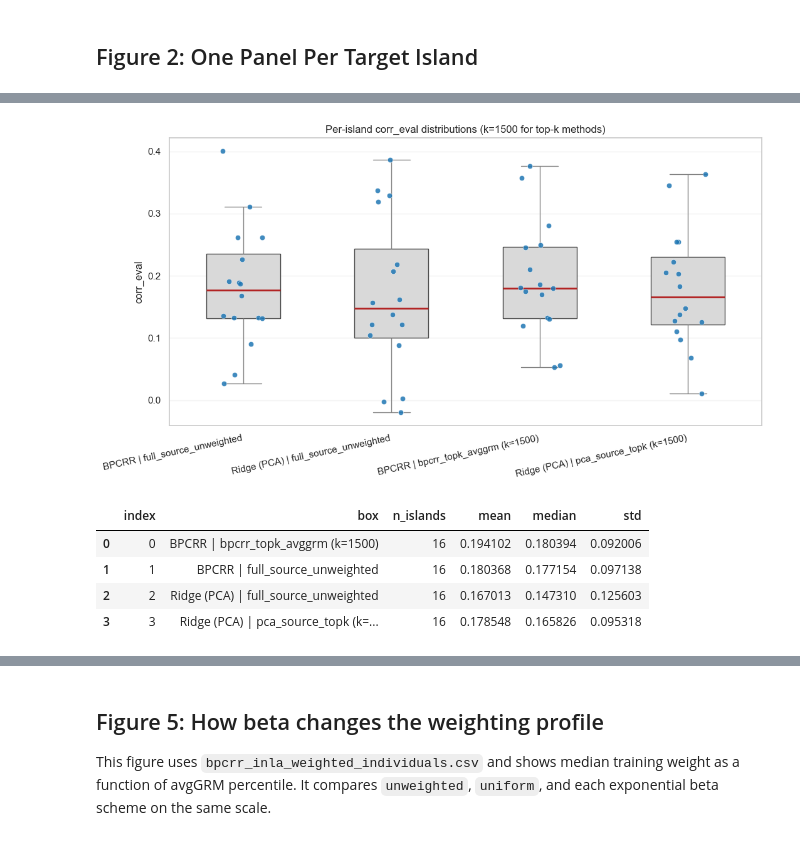
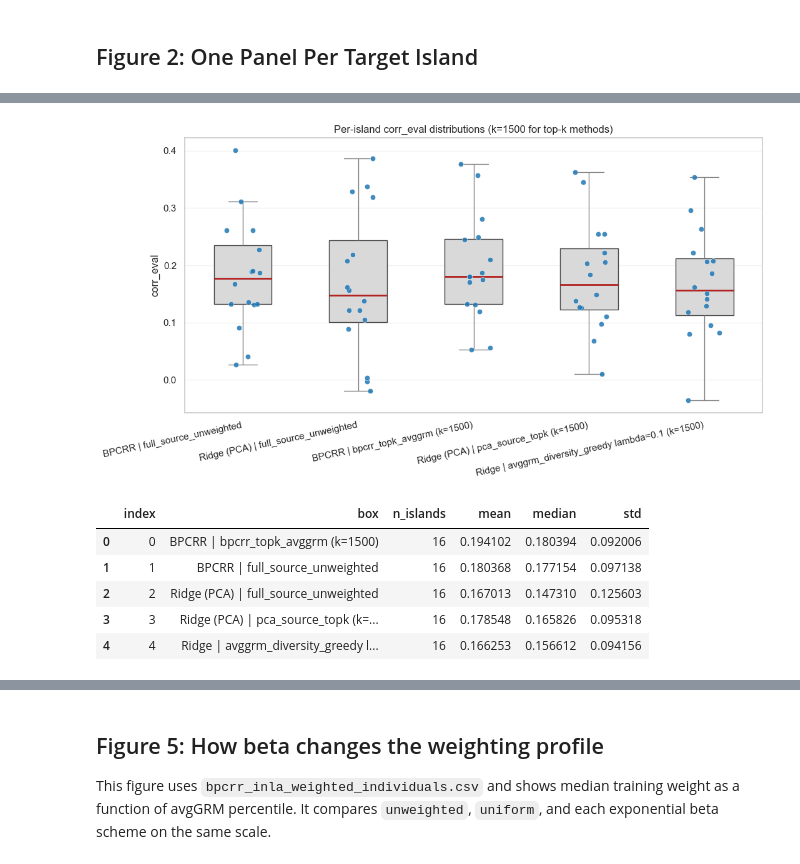
Before and after one commit to simennes/Master_thesis, a Jupyter notebook: notebooks/visualize_bpcrr_inla.ipynb, the cells around one changed output, grey strips where cells are left out. Saved outputs shown, nothing was run; the diff lists cells and outputs as text; code cells hidden in the pictures.

Commit message:
Add avggrm diversity greedy outputs

```diff
--- a/notebooks/visualize_bpcrr_inla.ipynb
+++ b/notebooks/visualize_bpcrr_inla.ipynb
@@ -32,6 +32,7 @@ BPCRR_PEV_DIR = PROJECT_ROOT / "outputs" / "bpcrr_inla_pev"
 RIDGE_PCA_DIR = PROJECT_ROOT / "outputs" / "pca_source_rank_weight_test4"   # set to None to disable
 RIDGE_AVGGRM_DIR = PROJECT_ROOT / "outputs" / "avggrm_rank_weight_all" / "body_mass"  # set to None to disable
 RIDGE_PEV_DIR = PROJECT_ROOT / "outputs" / "ridge_pev"  # set to None to disable
+AVGGRM_DIVERSITY_DIR = PROJECT_ROOT / "outputs" / "avggrm_diversity_greedy"  # set to None to disable
 
 print("PROJECT_ROOT:", PROJECT_ROOT)
 print("BPCRR_MAIN_DIR exists:", BPCRR_MAIN_DIR.exists())
@@ -39,6 +40,7 @@ print("BPCRR_PEV_DIR exists:", BPCRR_PEV_DIR.exists() if BPCRR_PEV_DIR is not No
 print("RIDGE_PCA_DIR exists:", RIDGE_PCA_DIR.exists() if RIDGE_PCA_DIR is not None else False)
 print("RIDGE_AVGGRM_DIR exists:", RIDGE_AVGGRM_DIR.exists() if RIDGE_AVGGRM_DIR is not None else False)
 print("RIDGE_PEV_DIR exists:", RIDGE_PEV_DIR.exists() if RIDGE_PEV_DIR is not None else False)
+print("AVGGRM_DIVERSITY_DIR exists:", AVGGRM_DIVERSITY_DIR.exists() if AVGGRM_DIVERSITY_DIR is not None else False)
 # %% [output]
 PROJECT_ROOT: C:\Users\Simen\OneDrive - NTNU\FYSMAT\INDMAT\MASTER\Master_thesis
 BPCRR_MAIN_DIR exists: True
@@ -674,6 +822,12 @@ box_specs = [
         "label": f"Ridge (PCA) | pca_source_topk (k={K_VALUE})",
         "model": "ridge_pca",
         "method": "pca_source_topk",
+        "n_individuals": K_VALUE,
+    },
+    {
+        "label": f"Ridge | avggrm_diversity_greedy lambda=0.1 (k={K_VALUE})",
+        "model": "ridge_avggrm_diversity",
+        "method": "ridge_avggrm_diversity_greedy (lambda=0.1)",
         "n_individuals": K_VALUE,
     },
 ]
@@ -720,39 +874,40 @@ sns.boxplot(
 
 sns.stripplot(
     data=box_df,
     x="box",
     y="corr_eval",
     order=present_order,
     color="#1f77b4",
     size=6,
     alpha=0.85,
     jitter=0.15,
     edgecolor="white",
     linewidth=0.4,
 )
 
 plt.title(f"Per-island corr_eval distributions (k={K_VALUE} for top-k methods)")
 plt.xlabel("")
 plt.ylabel("corr_eval")
 plt.xticks(rotation=12, ha="right")
 plt.grid(axis="y", alpha=0.25)
 plt.tight_layout()
 plt.show()
 
 summary = (
     box_df.groupby("box", as_index=False)["corr_eval"]
     .agg(["count", "mean", "median", "std"])
     .reset_index()
     .rename(columns={"count": "n_islands"})
 )
 display(summary)
 # %% [output]
-[figure, old version]
+[figure, new version]
 |  | index | box | n_islands | mean | median | std |
 | 0 | 0 | BPCRR | bpcrr_topk_avggrm (k=1500) | 16 | 0.194102 | 0.180394 | 0.092006 |
 | 1 | 1 | BPCRR | full_source_unweighted | 16 | 0.180368 | 0.177154 | 0.097138 |
 | 2 | 2 | Ridge (PCA) | full_source_unweighted | 16 | 0.167013 | 0.147310 | 0.125603 |
 | 3 | 3 | Ridge (PCA) | pca_source_topk (k=... | 16 | 0.178548 | 0.165826 | 0.095318 |
+| 4 | 4 | Ridge | avggrm_diversity_greedy l... | 16 | 0.166253 | 0.156612 | 0.094156 |
 # %%
 # Figure 4: BPCRR weighted-full boxplots (common islands only, incl. unweighted)
 
```
Also changed, not shown: parts of 7 cells of this notebook, 3 other files.
